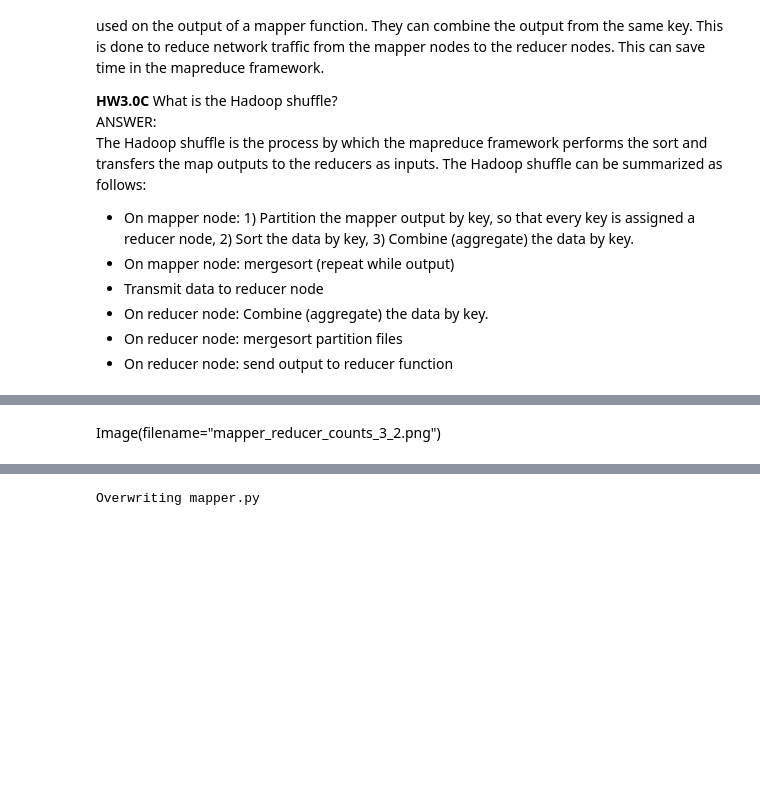
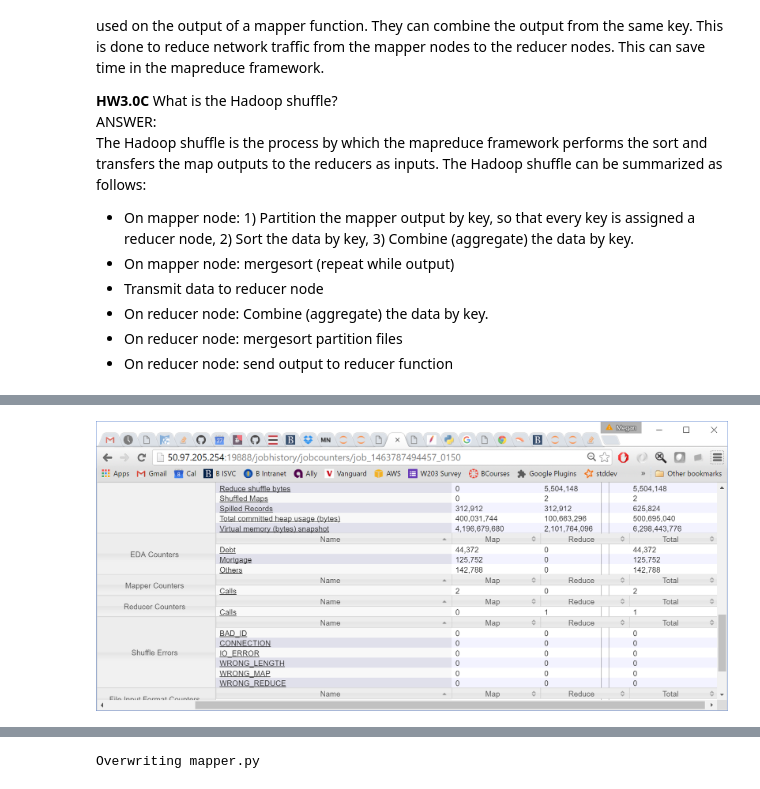
Before and after one commit to mjasek114/w261-Assignments, a Jupyter notebook: hw3/MIDS-W261-2016-HWK-Week03-Jasek.ipynb, the cells around one changed output, grey strips where cells are left out. Cells and saved outputs as stored; diff of their text form; code cells hidden in the pictures; blank space fills up the shorter version.

```diff
--- a/hw3/MIDS-W261-2016-HWK-Week03-Jasek.ipynb
+++ b/hw3/MIDS-W261-2016-HWK-Week03-Jasek.ipynb
@@ -52,5 +58,9 @@ Hadoop offers Job Tracker, an UI tool to determine the status and statistics of
-# %% [markdown]
-Image(filename="mapper_reducer_counts_3_2.png")
+# %%
+# Display the screen shot from job tracker showing the EDA counters
+from IPython.display import Image
+Image(filename="JobTrackerScreenShot.png")
+# %% [output]
+[figure, added]
 # %%
 # Read the Consumer_Complaints.csv input file into HDFS
 !/usr/local/hadoop/bin/hdfs dfs -copyFromLocal Consumer_Complaints.csv /user/hadoop
```
Also changed, not shown: parts of 19 cells of this notebook, 1 other file.
